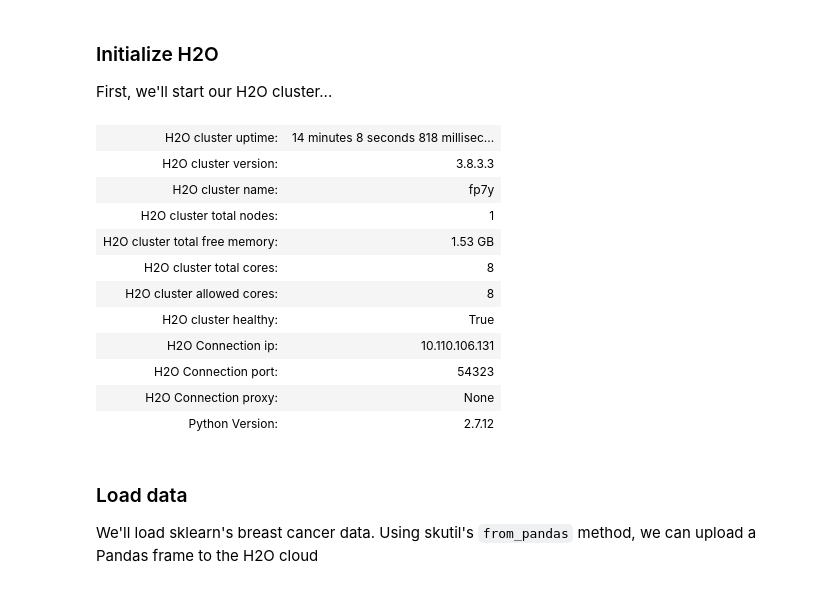
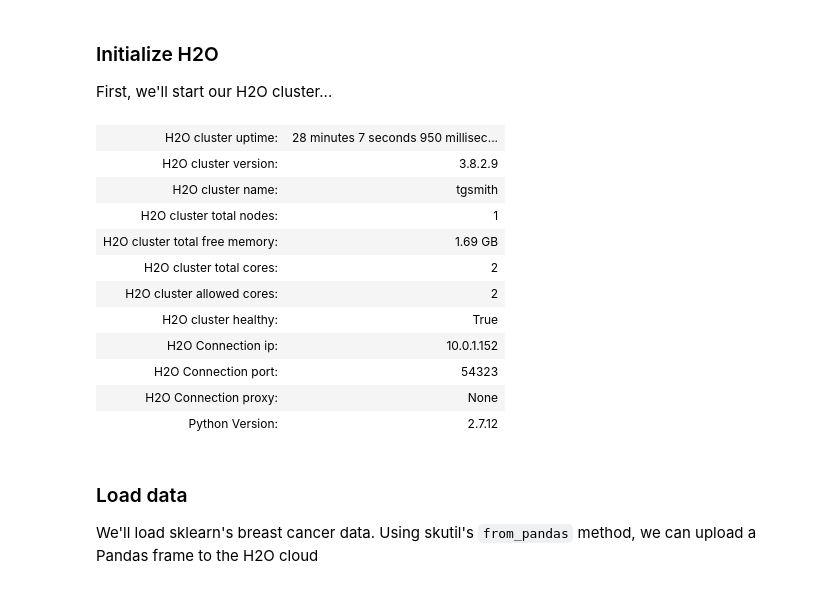
Before and after one commit to tgsmith61591/skutil, a Jupyter notebook: doc/examples/h2o/h2o_example.ipynb, the cells around one changed output. Drawn from its saved outputs; the diff is of its cells as text; code cells hidden in the pictures.

```diff
--- a/doc/examples/h2o/h2o_example.ipynb
+++ b/doc/examples/h2o/h2o_example.ipynb
@@ -31,22 +31,22 @@ First, we'll start our H2O cluster...
 # %%
 import warnings
 
 with warnings.catch_warnings():
     warnings.simplefilter('ignore')
 
     # I started this cluster up via CLI with:
-    #     $ java -Xmx2g -jar h2o.jar
-    h2o.init(ip='10.110.106.131', port=54323)
+    #     $ java -Xmx2g -jar /anaconda/h2o_jar/h2o.jar
+    h2o.init(ip='10.0.1.152', port=54323)
 # %% [output]
-| H2O cluster uptime: | 14 minutes 8 seconds 818 millisec... |
-| H2O cluster version: | 3.8.3.3 |
-| H2O cluster name: | fp7y |
+| H2O cluster uptime: | 28 minutes 7 seconds 950 millisec... |
+| H2O cluster version: | 3.8.2.9 |
+| H2O cluster name: | tgsmith |
 | H2O cluster total nodes: | 1 |
-| H2O cluster total free memory: | 1.53 GB |
-| H2O cluster total cores: | 8 |
-| H2O cluster allowed cores: | 8 |
+| H2O cluster total free memory: | 1.69 GB |
+| H2O cluster total cores: | 2 |
+| H2O cluster allowed cores: | 2 |
 | H2O cluster healthy: | True |
-| H2O Connection ip: | 10.110.106.131 |
+| H2O Connection ip: | 10.0.1.152 |
 | H2O Connection port: | 54323 |
 | H2O Connection proxy: | None |
 | Python Version: | 2.7.12 |
```
Also changed, not shown: parts of 13 cells of this notebook, 3 other files.
